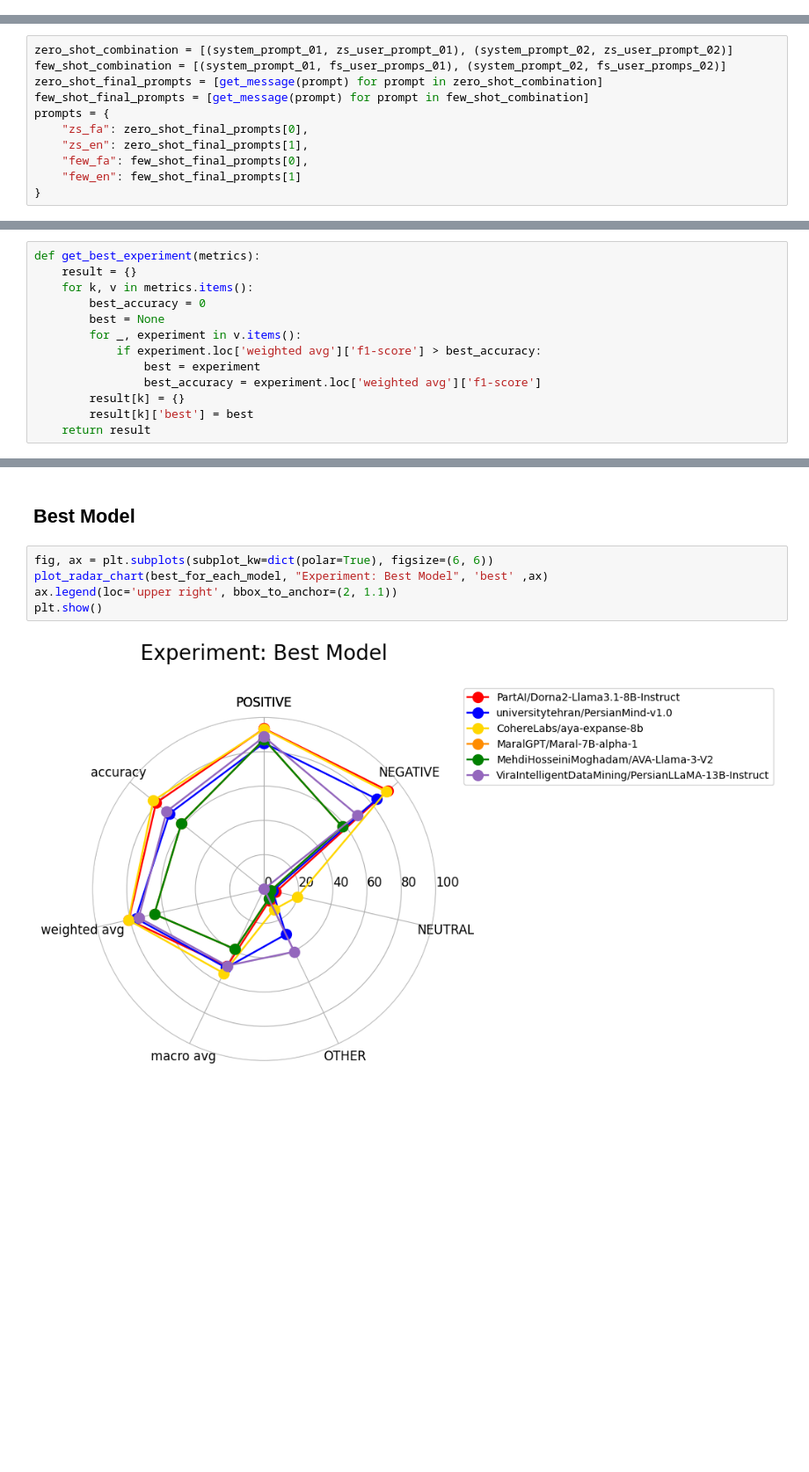
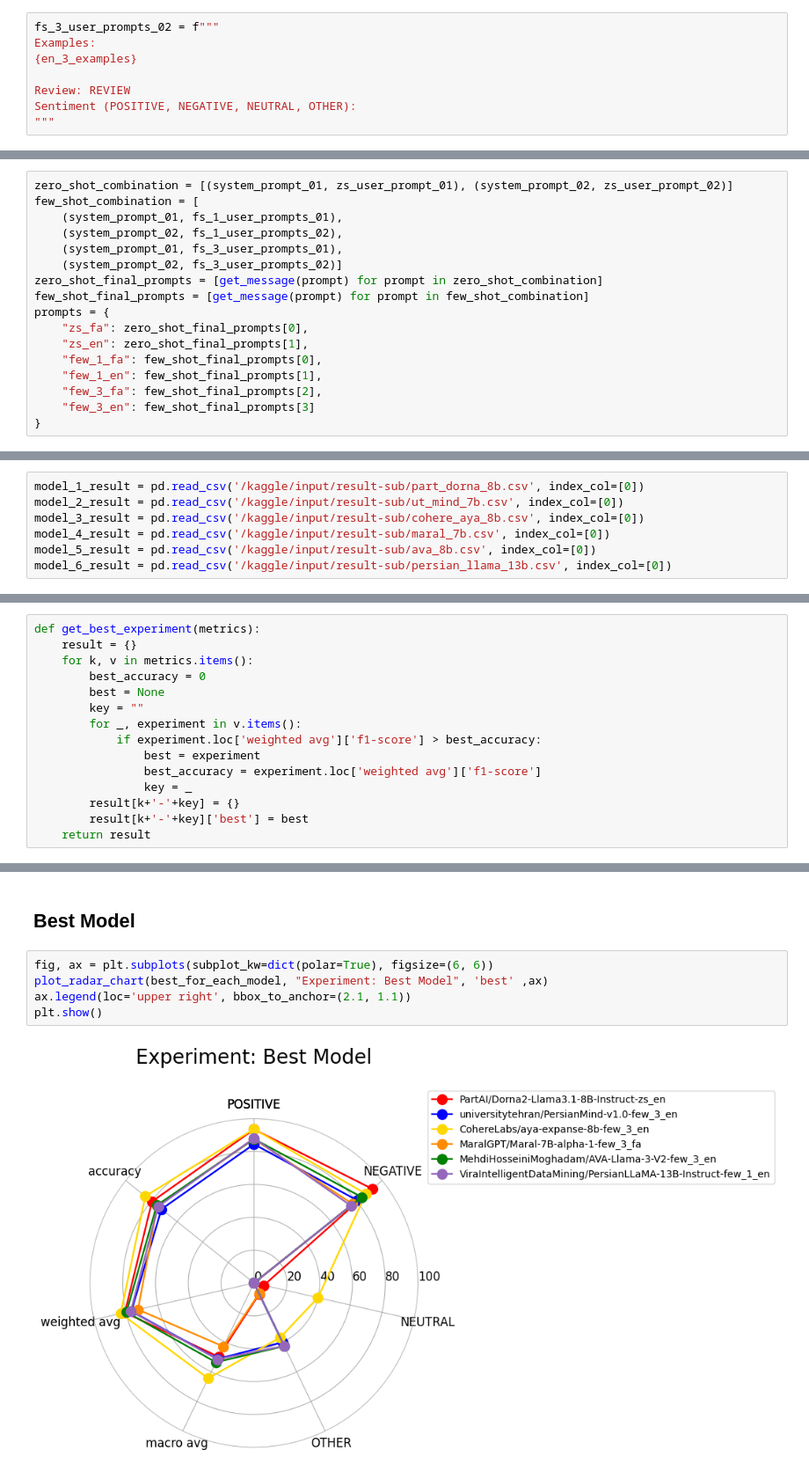
Before and after one commit to shayantabatabaee/llm-sentiment-analysis, a Jupyter notebook: llm-sentiment-analysis.ipynb, the cells around one changed output, grey strips where cells are left out. Shown at 88% size. Saved outputs shown, nothing was run; the diff lists cells and outputs as text; blank space fills up the shorter version.

Commit message:
feature: add three shot prompts (#8)

```diff
--- a/llm-sentiment-analysis.ipynb
+++ b/llm-sentiment-analysis.ipynb
@@ -255,15 +271,29 @@ Sentiment (POSITIVE, NEGATIVE, NEUTRAL, OTHER):
+# %%
+fs_3_user_prompts_02 = f"""
+Examples:
+{en_3_examples}
+
+Review: REVIEW
+Sentiment (POSITIVE, NEGATIVE, NEUTRAL, OTHER):
+"""
 # %% [markdown]
 ### Create Prompts
 # %%
 zero_shot_combination = [(system_prompt_01, zs_user_prompt_01), (system_prompt_02, zs_user_prompt_02)]
-few_shot_combination = [(system_prompt_01, fs_user_promps_01), (system_prompt_02, fs_user_promps_02)]
+few_shot_combination = [
+    (system_prompt_01, fs_1_user_prompts_01),
+    (system_prompt_02, fs_1_user_prompts_02),
+    (system_prompt_01, fs_3_user_prompts_01),
+    (system_prompt_02, fs_3_user_prompts_02)]
 zero_shot_final_prompts = [get_message(prompt) for prompt in zero_shot_combination]
 few_shot_final_prompts = [get_message(prompt) for prompt in few_shot_combination]
 prompts = {
     "zs_fa": zero_shot_final_prompts[0],
     "zs_en": zero_shot_final_prompts[1],
-    "few_fa": few_shot_final_prompts[0],
-    "few_en": few_shot_final_prompts[1]
+    "few_1_fa": few_shot_final_prompts[0],
+    "few_1_en": few_shot_final_prompts[1],
+    "few_3_fa": few_shot_final_prompts[2],
+    "few_3_en": few_shot_final_prompts[3]
 }
 # %% [markdown]
 ## Experiments
@@ -632,5 +665,12 @@ model_6_result.head(20)
 # %% [markdown]
 ## Result
+# %%
+model_1_result = pd.read_csv('/kaggle/input/result-sub/part_dorna_8b.csv', index_col=[0])
+model_2_result = pd.read_csv('/kaggle/input/result-sub/ut_mind_7b.csv', index_col=[0])
+model_3_result = pd.read_csv('/kaggle/input/result-sub/cohere_aya_8b.csv', index_col=[0])
+model_4_result = pd.read_csv('/kaggle/input/result-sub/maral_7b.csv', index_col=[0])
+model_5_result = pd.read_csv('/kaggle/input/result-sub/ava_8b.csv', index_col=[0])
+model_6_result = pd.read_csv('/kaggle/input/result-sub/persian_llama_13b.csv', index_col=[0])
 # %%
 def map_sentiment(df):
     def standardize_value(value):
@@ -791,12 +828,14 @@ def get_best_experiment(metrics):
     for k, v in metrics.items():
         best_accuracy = 0
         best = None
+        key = ""
         for _, experiment in v.items():
             if experiment.loc['weighted avg']['f1-score'] > best_accuracy:
                 best = experiment
                 best_accuracy = experiment.loc['weighted avg']['f1-score']
-        result[k] = {}
-        result[k]['best'] = best
+                key = _
+        result[k+'-'+key] = {}
+        result[k+'-'+key]['best'] = best
     return result
 # %%
 metrics = {
@@ -900,7 +939,7 @@ plt.show()
 # %%
 fig, ax = plt.subplots(subplot_kw=dict(polar=True), figsize=(6, 6))
 plot_radar_chart(best_for_each_model, "Experiment: Best Model", 'best' ,ax)
-ax.legend(loc='upper right', bbox_to_anchor=(2, 1.1))
+ax.legend(loc='upper right', bbox_to_anchor=(2.1, 1.1))
 plt.show()
 # %% [output]
-[figure, old version]
+[figure, new version]
```
Also changed, not shown: parts of 34 cells of this notebook.
